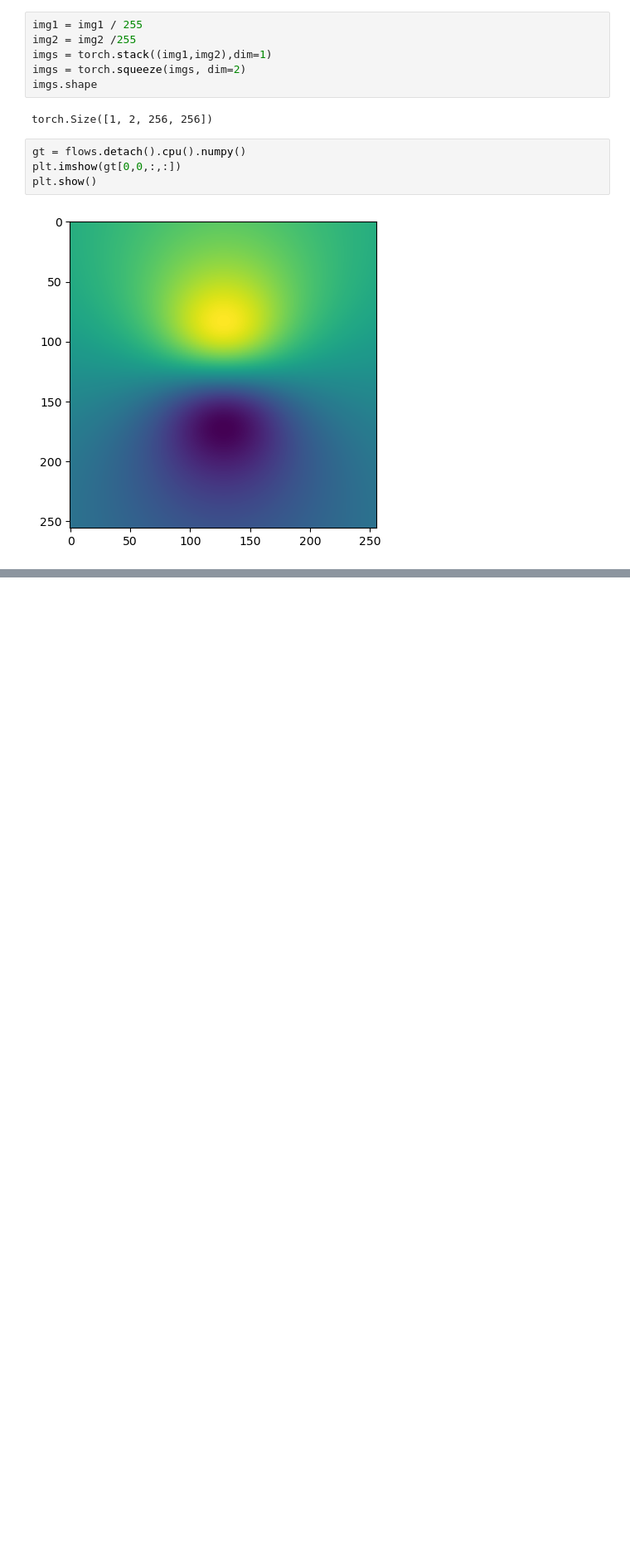
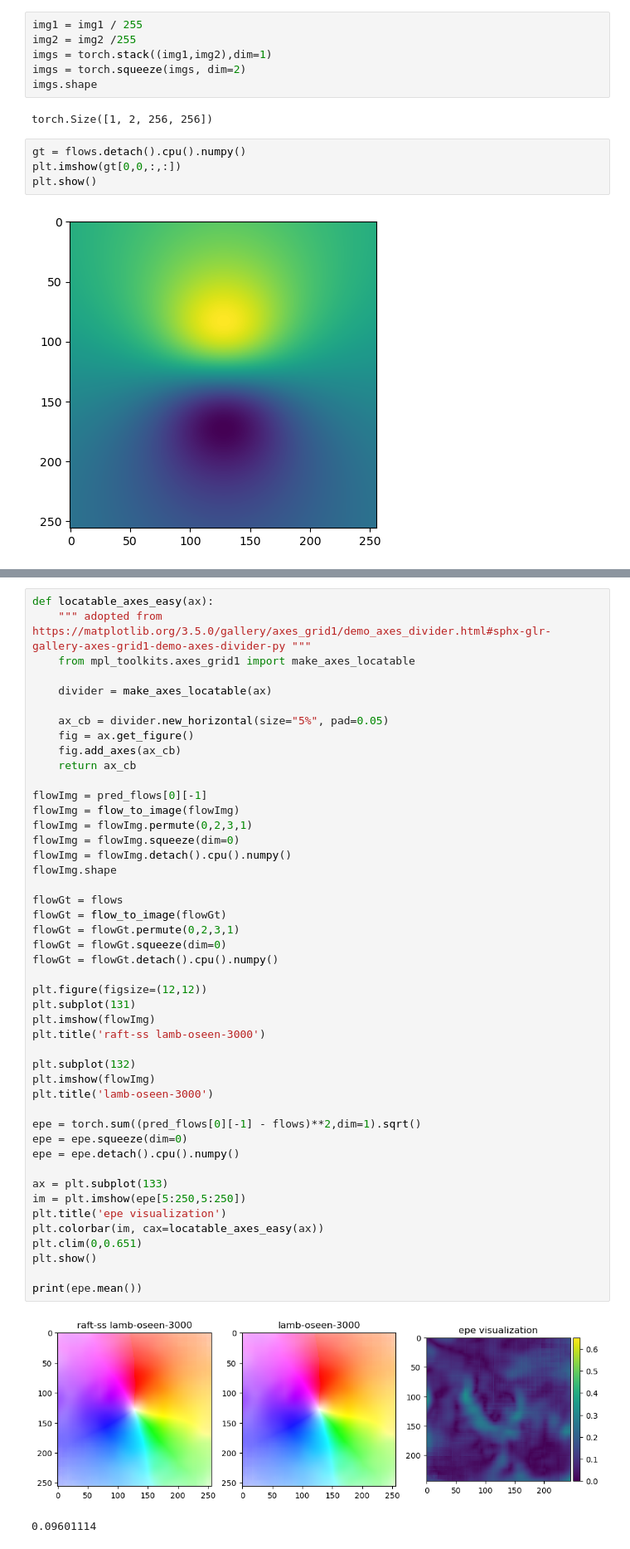
Before and after one commit to ShampooDeng/RAFT-SS-PIV-DEV, a Jupyter notebook: testOnLambOseen.ipynb, the cells around one changed output, grey strips where cells are left out. Shown at 83% size. Drawn from its saved outputs; the diff is of its cells as text; blank space fills up the shorter version.

```diff
--- a/testOnLambOseen.ipynb
+++ b/testOnLambOseen.ipynb
@@ -138,3 +127,52 @@ tensor(0.6563, device='cuda:0', grad_fn=<AddBackward0>)
+# %%
+def locatable_axes_easy(ax):
+    """ adopted from https://matplotlib.org/3.5.0/gallery/axes_grid1/demo_axes_divider.html#sphx-glr-gallery-axes-grid1-demo-axes-divider-py """
+    from mpl_toolkits.axes_grid1 import make_axes_locatable
+
+    divider = make_axes_locatable(ax)
+
+    ax_cb = divider.new_horizontal(size="5%", pad=0.05)
+    fig = ax.get_figure()
+    fig.add_axes(ax_cb)
+    return ax_cb
+
+flowImg = pred_flows[0][-1]
+flowImg = flow_to_image(flowImg)
+flowImg = flowImg.permute(0,2,3,1)
+flowImg = flowImg.squeeze(dim=0)
+flowImg = flowImg.detach().cpu().numpy()
+flowImg.shape
+
+flowGt = flows
+flowGt = flow_to_image(flowGt)
+flowGt = flowGt.permute(0,2,3,1)
+flowGt = flowGt.squeeze(dim=0)
+flowGt = flowGt.detach().cpu().numpy()
+
+plt.figure(figsize=(12,12))
+plt.subplot(131)
+plt.imshow(flowImg)
+plt.title('raft-ss lamb-oseen-3000')
+
+plt.subplot(132)
+plt.imshow(flowImg)
+plt.title('lamb-oseen-3000')
+
+epe = torch.sum((pred_flows[0][-1] - flows)**2,dim=1).sqrt()
+epe = epe.squeeze(dim=0)
+epe = epe.detach().cpu().numpy()
+
+ax = plt.subplot(133)
+im = plt.imshow(epe[5:250,5:250])
+plt.title('epe visualization')
+plt.colorbar(im, cax=locatable_axes_easy(ax))
+plt.clim(0,0.651)
+plt.show()
+
+print(epe.mean())
+# %% [output]
+[figure, added]
+0.09601114
 # %%
 def locatable_axes_easy(ax):
     """ adopted from https://matplotlib.org/3.5.0/gallery/axes_grid1/demo_axes_divider.html#sphx-glr-gallery-axes-grid1-demo-axes-divider-py """
```
Also changed, not shown: parts of 6 cells of this notebook, 8 other files.
